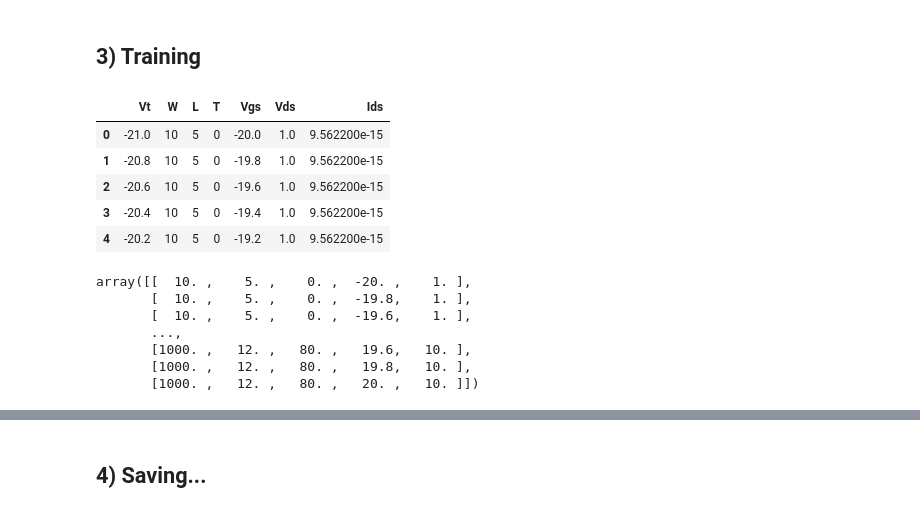
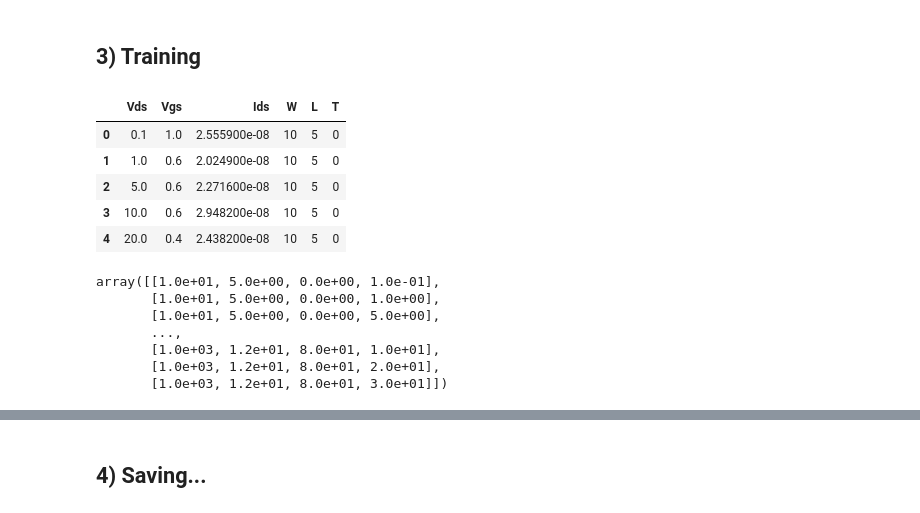
Before and after one commit to jaeyong-song/lg_ai_display_pj, a Jupyter notebook: training/vt_MLP_regression.ipynb, the cells around one changed output, grey strips where cells are left out. Drawn from its saved outputs; the diff is of its cells as text; code cells hidden in the pictures.

```diff
--- a/training/vt_MLP_regression.ipynb
+++ b/training/vt_MLP_regression.ipynb
@@ -57,25 +57,25 @@ class VtMLP(nn.Module):
 # %% [markdown]
 ## 3) Training
 # %%
-vt_df = pd.read_csv('../data_vt/vt_dataset.csv')
+vt_df = pd.read_csv('../data_vt/vt_dataset_rev.csv')
 vt_df.head()
 # %% [output]
-|  | Vt | W | L | T | Vgs | Vds | Ids |
-| 0 | -21.0 | 10 | 5 | 0 | -20.0 | 1.0 | 9.562200e-15 |
-| 1 | -20.8 | 10 | 5 | 0 | -19.8 | 1.0 | 9.562200e-15 |
-| 2 | -20.6 | 10 | 5 | 0 | -19.6 | 1.0 | 9.562200e-15 |
-| 3 | -20.4 | 10 | 5 | 0 | -19.4 | 1.0 | 9.562200e-15 |
-| 4 | -20.2 | 10 | 5 | 0 | -19.2 | 1.0 | 9.562200e-15 |
+|  | Vds | Vgs | Ids | W | L | T |
+| 0 | 0.1 | 1.0 | 2.555900e-08 | 10 | 5 | 0 |
+| 1 | 1.0 | 0.6 | 2.024900e-08 | 10 | 5 | 0 |
+| 2 | 5.0 | 0.6 | 2.271600e-08 | 10 | 5 | 0 |
+| 3 | 10.0 | 0.6 | 2.948200e-08 | 10 | 5 | 0 |
+| 4 | 20.0 | 0.4 | 2.438200e-08 | 10 | 5 | 0 |
 # %%
-vt_df_X = vt_df[['W', 'L', 'T', 'Vgs', 'Vds']]
+vt_df_X = vt_df[['W', 'L', 'T', 'Vds']]
 vt_X = vt_df_X.to_numpy()
 vt_X
 # %% [output]
-array([[  10. ,    5. ,    0. ,  -20. ,    1. ],
-       [  10. ,    5. ,    0. ,  -19.8,    1. ],
-       [  10. ,    5. ,    0. ,  -19.6,    1. ],
+array([[1.0e+01, 5.0e+00, 0.0e+00, 1.0e-01],
+       [1.0e+01, 5.0e+00, 0.0e+00, 1.0e+00],
+       [1.0e+01, 5.0e+00, 0.0e+00, 5.0e+00],
        ...,
-       [1000. ,   12. ,   80. ,   19.6,   10. ],
-       [1000. ,   12. ,   80. ,   19.8,   10. ],
-       [1000. ,   12. ,   80. ,   20. ,   10. ]])
+       [1.0e+03, 1.2e+01, 8.0e+01, 1.0e+01],
+       [1.0e+03, 1.2e+01, 8.0e+01, 2.0e+01],
+       [1.0e+03, 1.2e+01, 8.0e+01, 3.0e+01]])
 # %%
```
Also changed, not shown: parts of 5 cells of this notebook, 14 other files.
